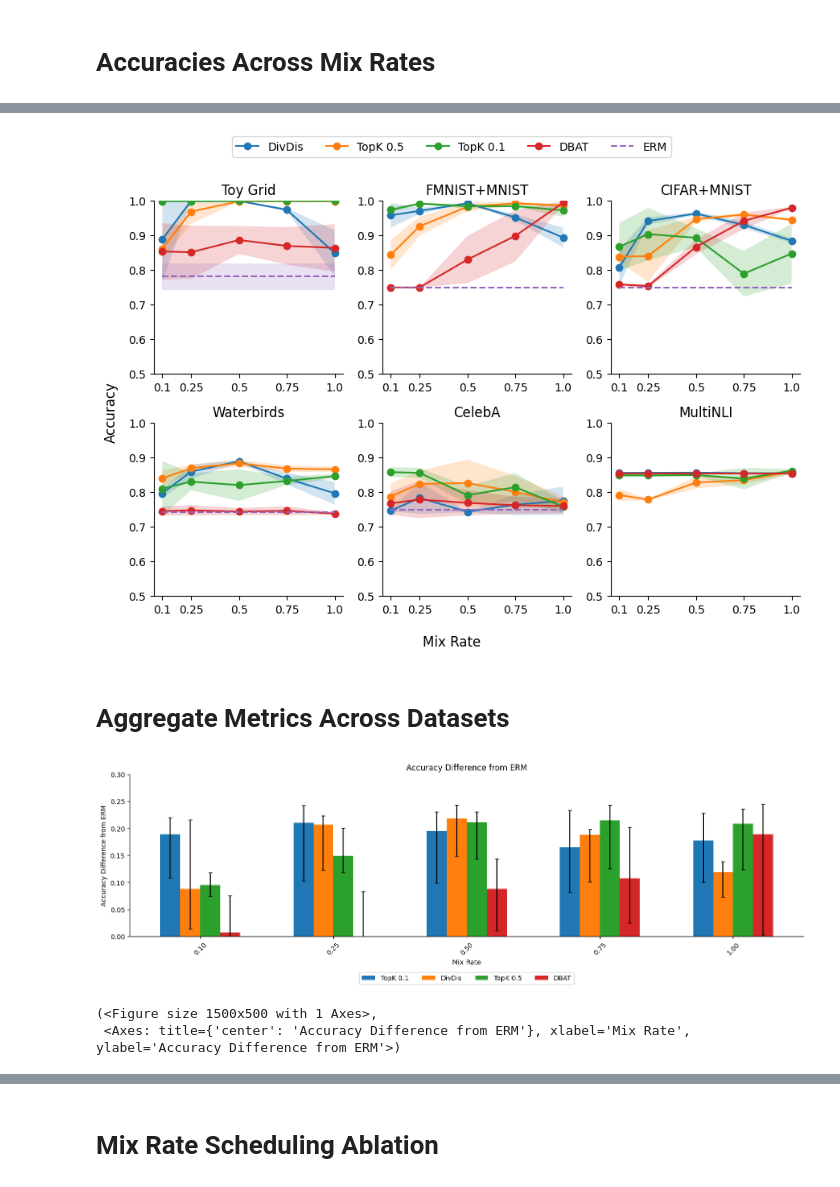
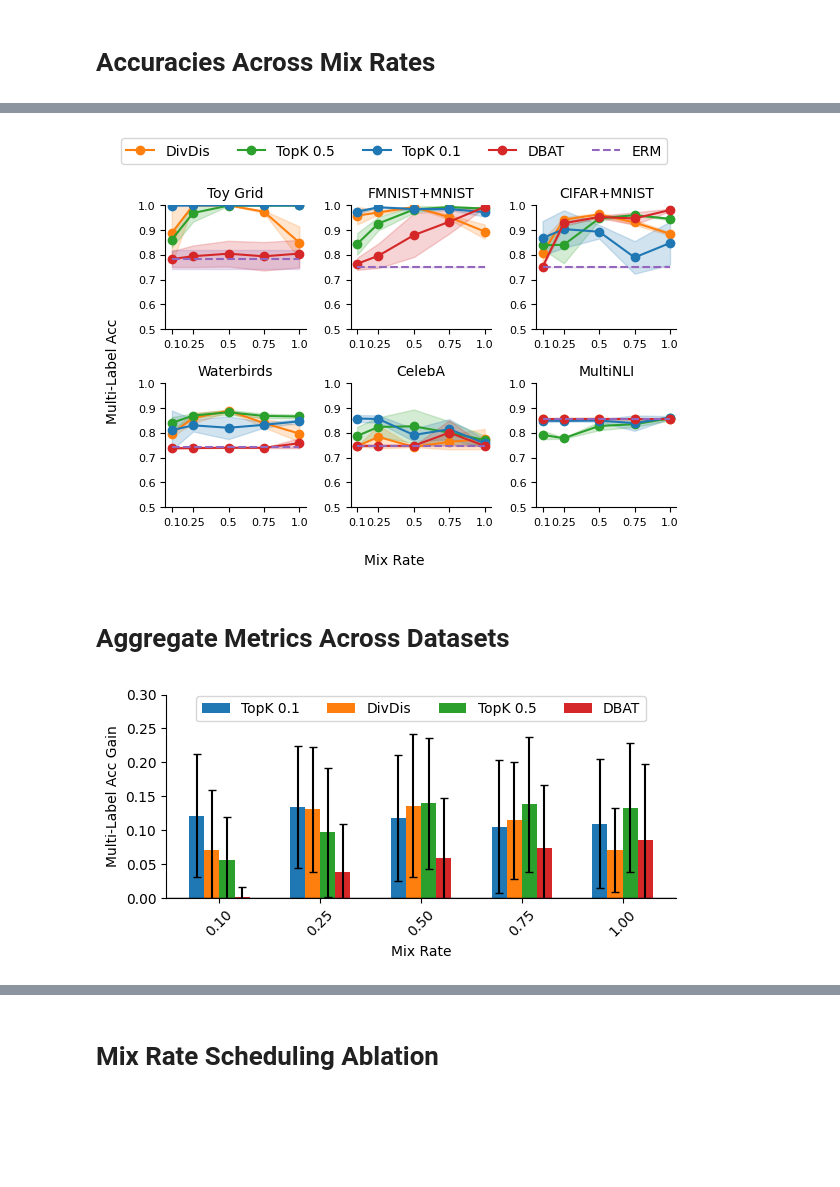
Before and after one commit to oliveradk/diverse-gen, a Jupyter notebook: experiments/250129_mix_rate_schedule/2_mix_rate_schedule_final_results.ipynb, the cells around one changed output, grey strips where cells are left out. Drawn from its saved outputs; the diff is of its cells as text; code cells hidden in the pictures; blank space fills up the shorter version.

Commit message:
updated mix rate schedule results

```diff
--- a/experiments/250129_mix_rate_schedule/2_mix_rate_schedule_final_results.ipynb
+++ b/experiments/250129_mix_rate_schedule/2_mix_rate_schedule_final_results.ipynb
@@ -18,7 +18,7 @@ CC_RESULTS_DIR = "experiments/250122_cc/results"
 RESULTS_DIR = "experiments/250129_mix_rate_schedule/results"
 os.makedirs(RESULTS_DIR, exist_ok=True)
 # %%
-MIX_RATES = [0.10, 0.25, 0.5, 0.75, 1.0]
+MIX_RATES = [0.1, 0.25, 0.5, 0.75, 1.0]
 DATASETS = ["toy_grid", "fmnist_mnist", "cifar_mnist", "waterbirds", "celebA-0", "multi-nli"]
 METHODS = ["DivDis", "TopK 0.5", "TopK 0.1", "DBAT", "ERM"]
 METHODS_TO_LOAD = ["TopK 0.5", "TopK 0.1"]
@@ -105,15 +115,19 @@ def plot_acc_results_grid(
     df: pd.DataFrame,
     nrows: int = 2,
     ncols: int = 3,
-    figsize: tuple[float, float] = (9, 6),
+    figsize: tuple[float, float] = (6, 4),
     ylim: tuple[float, float] = (0.5, 1.0),
-    fontsize: int = FONTSIZE,
-    tick_fontsize: int = TICK_FONTSIZE,
+    fontsize: int = 10,
+    tick_fontsize: int = 8,
+    legend_fontsize: int = 8,
     xlabel: str = "Mix Rate",
     ylabel: str = "Accuracy",
     dataset_titles: dict[str, str] = {},
     datasets: list[str] = DATASETS,
-    methods: list[str] = METHODS
+    methods: list[str] = METHODS,
+    legend_bbox: tuple[float, float] = (0.5, 1.05),
+    method_linestyle: dict[str, str] = {},
+    method_colors: dict[str, str] = METHOD_COLORS,
 ):
     fig, axes = plt.subplots(nrows, ncols, figsize=figsize)
     axes = axes.flatten()
@@ -142,14 +156,15 @@ def plot_acc_results_grid(
                     rate_data = grouped.get_group(rate)
                     means.append(rate_data.mean())
                     stds.append(rate_data.std())
-                line_style = '-'
+                line_style = method_linestyle.get(method, '-')
                 marker = 'o'
 
-            ax.plot(MIX_RATES, means, label=method, marker=marker, linestyle=line_style)
+            ax.plot(MIX_RATES, means, label=method, marker=marker, linestyle=line_style, color=method_colors[method])
             ax.fill_between(MIX_RATES,
                           [m - s for m, s in zip(means, stds)],
                           [m + s for m, s in zip(means, stds)],
-                          alpha=0.2)
+                          alpha=0.2,
+                          color=method_colors[method])
 
         x_labels = [str(mix_rate) for mix_rate in MIX_RATES]
         ax.set_xticks(MIX_RATES)
@@ -163,7 +178,7 @@ def plot_acc_results_grid(
 
     # Add a single legend for the entire figure
     handles, labels = axes[0].get_lines(), [line.get_label() for line in axes[0].get_lines()]
-    fig.legend(handles, labels, loc='center', bbox_to_anchor=(0.5, 1.05), ncol=len(methods))
+    fig.legend(handles, labels, loc='center', bbox_to_anchor=legend_bbox, ncol=len(methods), fontsize=fontsize)
 
     fig.supxlabel(xlabel, fontsize=fontsize)
     fig.supylabel(ylabel, fontsize=fontsize)
@@ -201,11 +243,11 @@ avg_acc_df['Accuracy'] = (acc_df['Accuracy'] + alt_acc_df['Accuracy']) / 2
 avg_acc_df.to_csv(os.path.join(RESULTS_DIR, "avg_acc_results.csv"), index=False)
 
 # Plot the averaged results
-fig, axes = plot_acc_results_grid(avg_acc_df, dataset_titles=DATASET_TITLES)
-fig.savefig(f"{RESULTS_DIR}/cc_mix_rate_avg.svg", bbox_inches="tight", dpi=300)
+fig, axes = plot_acc_results_grid(avg_acc_df, dataset_titles=DATASET_TITLES, ylabel="Multi-Label Acc")
+fig.savefig(f"{RESULTS_DIR}/cc_mix_rate_multi_label.svg", bbox_inches="tight", dpi=300)
 plt.show()
 # %% [output]
-[figure, old version]
+[figure, new version]
 # %% [markdown]
 # Aggregate Metrics Across Datasets
 # %%
@@ -319,17 +364,21 @@ def plot_aggregate_metrics(
     return fig, ax
 # %%
 # For average accuracy
-plot_aggregate_metrics(
+fig, ax = plot_aggregate_metrics(
     df=avg_acc_df,
     included_methods=["TopK 0.1", "DivDis", "TopK 0.5", "DBAT"],
     save_path='results_avg.svg',
     metric_col='Accuracy',
-    use_quartiles=True,
-    ylim=(0.0, 0.3)
+    use_quartiles=False,
+    ylim=(0.0, 0.3),
+    figsize=(6, 3),
+    title="",
+    ylabel="Multi-Label Acc Gain",
+    legend_bbox=(0.5, 1.025)
 )
+fig.savefig(f"{RESULTS_DIR}/cc_mix_rate_multi_label_agg.svg", bbox_inches="tight", dpi=300)
+plt.show()
 # %% [output]
-[figure, old version]
+[figure, new version]
-(<Figure size 1500x500 with 1 Axes>,
- <Axes: title={'center': 'Accuracy Difference from ERM'}, xlabel='Mix Rate', ylabel='Accuracy Difference from ERM'>)
 # %%
 # For average accuracy
```
Also changed, not shown: parts of 19 cells of this notebook.
